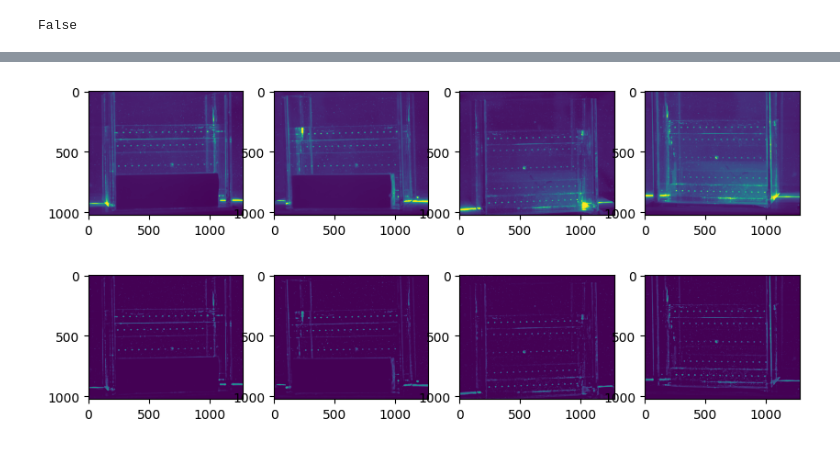
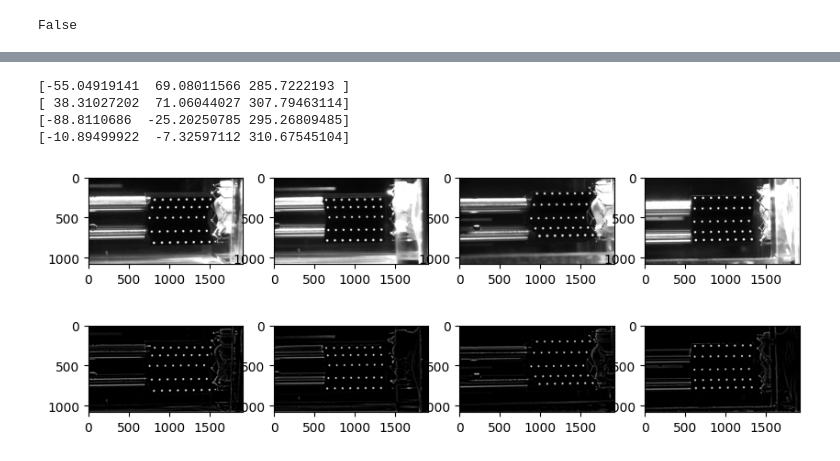
Before and after one commit to alexlib/pyptv, a Jupyter notebook: pyptv/pyptv.ipynb, the cells around one changed output, grey strips where cells are left out. Drawn from its saved outputs; the diff is of its cells as text; code cells hidden in the pictures.

```diff
--- a/pyptv/pyptv.ipynb
+++ b/pyptv/pyptv.ipynb
@@ -80,23 +81,38 @@ camera = 4*[CameraClass(np.zeros((4,)))]
+# %%
+camera_dict = {'man_ori':np.zeros((4,)), '_x':[], '_y':[]}
 # %%
+import copy
 # Loading manual parameters here
 man_ori_path =  par_path / "man_ori.par"
-
+camera = []
 with open(man_ori_path, "r", encoding='utf8') as f:
     for i in range(n_cams):
-        camera.append([])
+        camera.append(copy.deepcopy(camera_dict))
         for j in range(4):
-            camera[i].man_ori[j] = int(f.readline().strip())
-
-status_text = "Initialization finished."
+            camera[i]["man_ori"][j] = int(f.readline().strip())
+# %%
+cals = []
+for i_cam in range(n_cams):
+    cal = Calibration()
+    tmp = cpar.get_cal_img_base_name(i_cam)
+    cal.from_file(tmp + b".ori", tmp + b".addpar")
+    cals.append(cal)
+
+for i_cam in range(n_cams):
+    print(cals[i_cam].get_pos())
+# %% [output]
+[-55.04919141  69.08011566 285.7222193 ]
+[ 38.31027202  71.06044027 307.79463114]
+[-88.8110686  -25.20250785 295.26809485]
+[-10.89499922  -7.32597112 310.67545104]
 # %%
-import matplotlib.pyplot as plt
 fig, ax = plt.subplots(1,4, figsize=(10,10))
 
 for i,c in enumerate(cal_images):
-    ax[i].imshow(c)
+    ax[i].imshow(c, cmap='gray')
     # ax[i].plot(camera[i].man_ori[j])
 # %% [output]
-[figure, old version]
+[figure, new version]
 # %%
 # highpass
 high_passed = py_pre_processing_c(cal_images, cpar)
@@ -104,10 +120,10 @@ high_passed = py_pre_processing_c(cal_images, cpar)
 fig, ax = plt.subplots(1,4, figsize=(10,10))
 
 for i,c in enumerate(high_passed):
-    ax[i].imshow(c)
+    ax[i].imshow(c, cmap='gray')
     # ax[i].plot(camera[i].man_ori[j])
 # %% [output]
-[figure, old version]
+[figure, new version]
 # %%
 detections, corrected = py_detection_proc_c(
     high_passed, cpar, tpar, cals)
```
Also changed, not shown: parts of 18 cells of this notebook.
